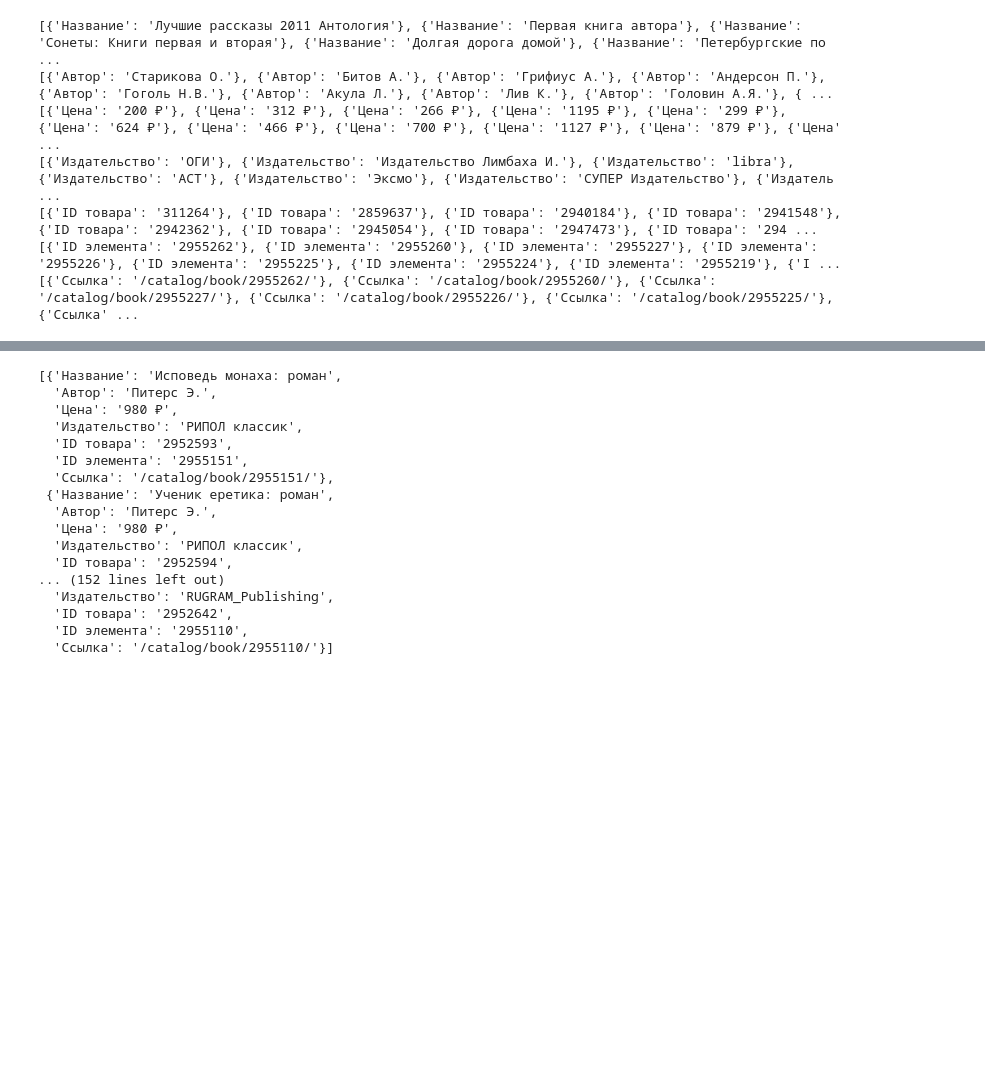
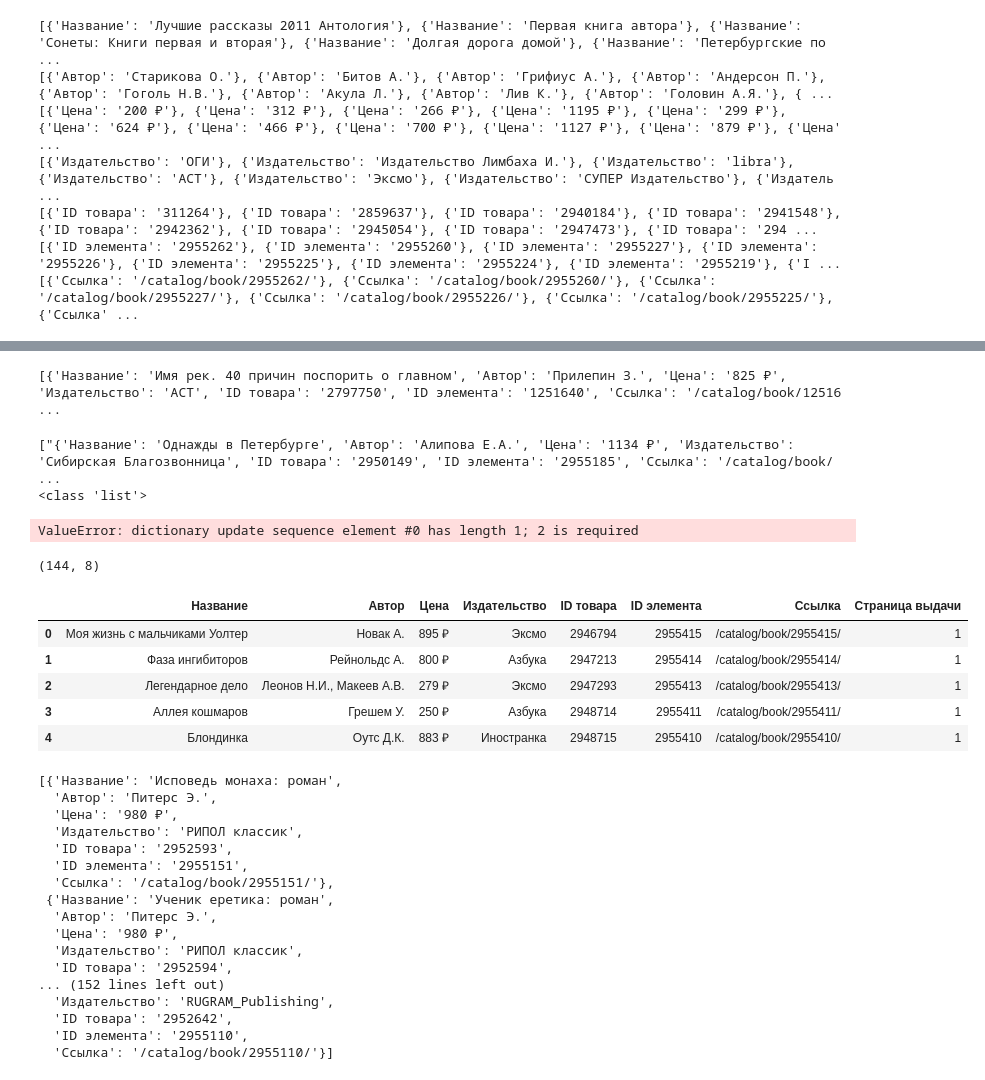
Before and after one commit to gooddeadcat/Klim_notebooks, a Jupyter notebook: Homework/Parsing practice.ipynb, the cells around one changed output, grey strips where cells are left out. Saved outputs shown, nothing was run; the diff lists cells and outputs as text; code cells hidden in the pictures; blank space fills up the shorter version.

```diff
--- a/Homework/Parsing practice.ipynb
+++ b/Homework/Parsing practice.ipynb
@@ -249,0 +320,43 @@ for p in range(1, 7):
+# %%
+feed = []
+
+for p in tqdm(range(2186, 2187)):
+    try:
+        feed.extend(get_page_chitai_fiction(p))
+        df = pd.DataFrame(feed)
+        #df.to_csv('parsed_chitay_gorod_hudlit.csv', index=False)
+    except:
+        feed.extend({'Название': p, 'Автор': p, 'Цена': p, 'Издательство': p, 'ID товара': p, 'ID элемента': p, 'Ссылка': p, 'Страница выдачи': p})
+        df = pd.DataFrame(feed)
+        #df.to_csv('parsed_chitay_gorod_hudlit.csv', index=False)
+
+print(feed)
+# %% [output]
+[{'Название': 'Имя рек. 40 причин поспорить о главном', 'Автор': 'Прилепин З.', 'Цена': '825 ₽', 'Издательство': 'АСТ', 'ID товара': '2797750', 'ID элемента': '1251640', 'Ссылка': '/catalog/book/12516 ...
+# %%
+f = open("chg.txt", 'r+', encoding='utf8')
+fr = f.read().replace('[', '').replace(']', '').replace('}', '}}').split('}, ')
+print(fr)
+print(type(fr))
+
+d = dict(fr[0])
+print(d)
+
+#l = list(*f)
+#print(l)
+# %% [output]
+["{'Название': 'Однажды в Петербурге', 'Автор': 'Алипова Е.А.', 'Цена': '1134 ₽', 'Издательство': 'Сибирская Благозвонница', 'ID товара': '2950149', 'ID элемента': '2955185', 'Ссылка': '/catalog/book/ ...
+<class 'list'>
+ValueError: dictionary update sequence element #0 has length 1; 2 is required
+# %%
+df = pd.DataFrame(feed)
+print(df.shape)
+df.head()
+# %% [output]
+(144, 8)
+|  | Название | Автор | Цена | Издательство | ID товара | ID элемента | Ссылка | Страница выдачи |
+| 0 | Моя жизнь с мальчиками Уолтер | Новак А. | 895 ₽ | Эксмо | 2946794 | 2955415 | /catalog/book/2955415/ | 1 |
+| 1 | Фаза ингибиторов | Рейнольдс А. | 800 ₽ | Азбука | 2947213 | 2955414 | /catalog/book/2955414/ | 1 |
+| 2 | Легендарное дело | Леонов Н.И., Макеев А.В. | 279 ₽ | Эксмо | 2947293 | 2955413 | /catalog/book/2955413/ | 1 |
+| 3 | Аллея кошмаров | Грешем У. | 250 ₽ | Азбука | 2948714 | 2955411 | /catalog/book/2955411/ | 1 |
+| 4 | Блондинка | Оутс Д.К. | 883 ₽ | Иностранка | 2948715 | 2955410 | /catalog/book/2955410/ | 1 |
```
Also changed, not shown: parts of 13 cells of this notebook, 4 other files.
